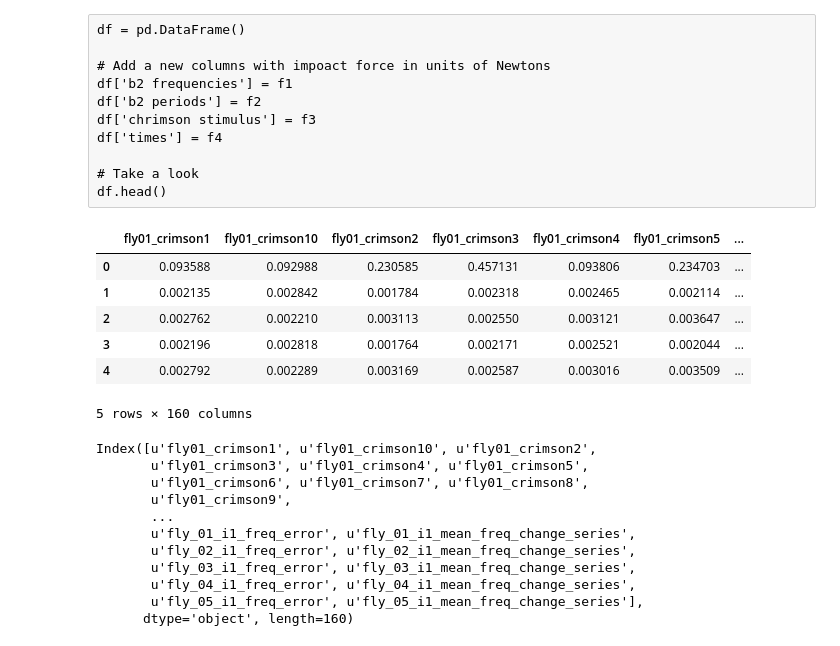
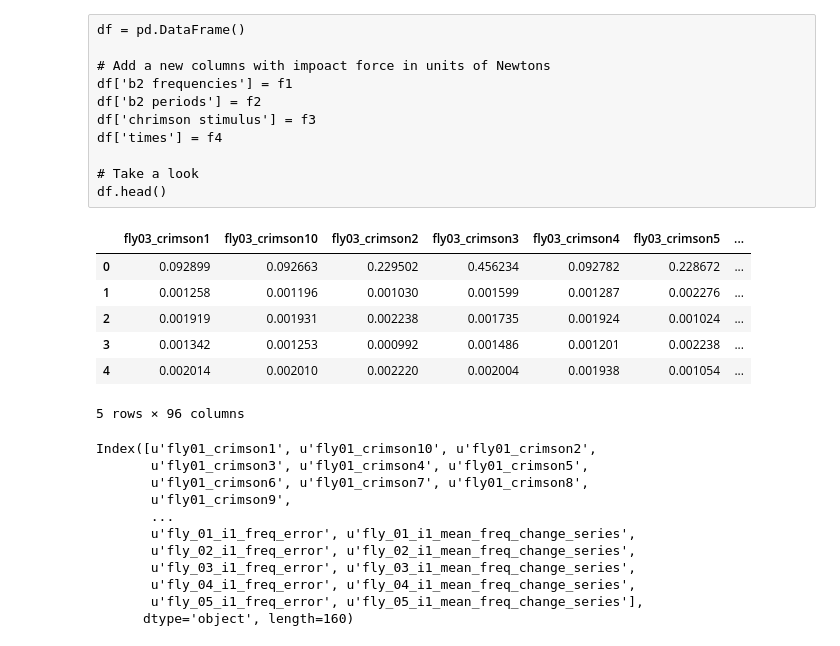
Before and after one commit to lyshds/dn_df_compilation, a Jupyter notebook: S109/summary_i1_activation_1.ipynb, the cells around one changed output. Cells and saved outputs as stored; diff of their text form; code cells hidden in the pictures.

```diff
--- a/S109/summary_i1_activation_1.ipynb
+++ b/S109/summary_i1_activation_1.ipynb
@@ -26,7 +26,7 @@ df['times'] = f4
 # Take a look
 df.head()
 # %%
-flydir = '/home/alysha/analysis_files/S110/' #B2_full_df/'
+flydir = '/home/alysha/analysis_files/S109/' #B2_full_df/'
 # %%
 #f1 = pd.read_csv(flydir + 's81_b2_df_fly_01.csv')
 #f2 = pd.read_csv(flydir + 's81_b2_df_fly_02.csv')
@@ -37,28 +37,28 @@ flydir = '/home/alysha/analysis_files/S110/' #B2_full_df/'
 
 
 
-f1 = pd.read_csv(flydir + 's110_i1_df_fly_01.csv')
-f2 = pd.read_csv(flydir + 's110_i1_df_fly_02.csv')
-f3 = pd.read_csv(flydir + 's110_i1_df_fly_03.csv')
-f4 = pd.read_csv(flydir + 's110_i1_df_fly_04.csv')
-f5 = pd.read_csv(flydir + 's110_i1_df_fly_05.csv')
+#f1 = pd.read_csv(flydir + 's110_i1_df_fly_01.csv')
+#f2 = pd.read_csv(flydir + 's110_i1_df_fly_02.csv')
+f3 = pd.read_csv(flydir + 's109_i1_df_fly_03.csv')
+f4 = pd.read_csv(flydir + 's109_i1_df_fly_04.csv')
+f5 = pd.read_csv(flydir + 's109_i1_df_fly_05.csv')
 #f6 = pd.read_csv(flydir + 's110_i1_df_fly_06.csv')
 #f7 = pd.read_csv(flydir + 's104_i1_df_fly_07.csv')
 #f8 = pd.read_csv(flydir + 's104_i1_df_fly_08.csv')
 #f9 = pd.read_csv(flydir + 's104_i1_df_fly_09.csv')
 #f10 = pd.read_csv(flydir + 's81_b2_df_fly_06.csv')
 # %%
-df = pd.concat([f1, f2, f3, f4, f5])#, f6, f7, f8, f8])
+df = pd.concat([ f3, f4, f5])#, f6, f7, f8, f8]) f1, f2,
 #df = pd.concat([f2, f3, f4])
 df.head()
 # %% [output]
-|  | fly01_crimson1 | fly01_crimson10 | fly01_crimson2 | fly01_crimson3 | fly01_crimson4 | fly01_crimson5 | ... |
-| 0 | 0.093588 | 0.092988 | 0.230585 | 0.457131 | 0.093806 | 0.234703 | ... |
-| 1 | 0.002135 | 0.002842 | 0.001784 | 0.002318 | 0.002465 | 0.002114 | ... |
-| 2 | 0.002762 | 0.002210 | 0.003113 | 0.002550 | 0.003121 | 0.003647 | ... |
-| 3 | 0.002196 | 0.002818 | 0.001764 | 0.002171 | 0.002521 | 0.002044 | ... |
-| 4 | 0.002792 | 0.002289 | 0.003169 | 0.002587 | 0.003016 | 0.003509 | ... |
+|  | fly03_crimson1 | fly03_crimson10 | fly03_crimson2 | fly03_crimson3 | fly03_crimson4 | fly03_crimson5 | ... |
+| 0 | 0.092899 | 0.092663 | 0.229502 | 0.456234 | 0.092782 | 0.228672 | ... |
+| 1 | 0.001258 | 0.001196 | 0.001030 | 0.001599 | 0.001287 | 0.002276 | ... |
+| 2 | 0.001919 | 0.001931 | 0.002238 | 0.001735 | 0.001924 | 0.001024 | ... |
+| 3 | 0.001342 | 0.001253 | 0.000992 | 0.001486 | 0.001201 | 0.002238 | ... |
+| 4 | 0.002014 | 0.002010 | 0.002220 | 0.002004 | 0.001938 | 0.001054 | ... |
-5 rows × 160 columns
+5 rows × 96 columns
 # %%
 df.columns
 # %% [output]
```
Also changed, not shown: parts of 5 cells of this notebook, 29 other files.
